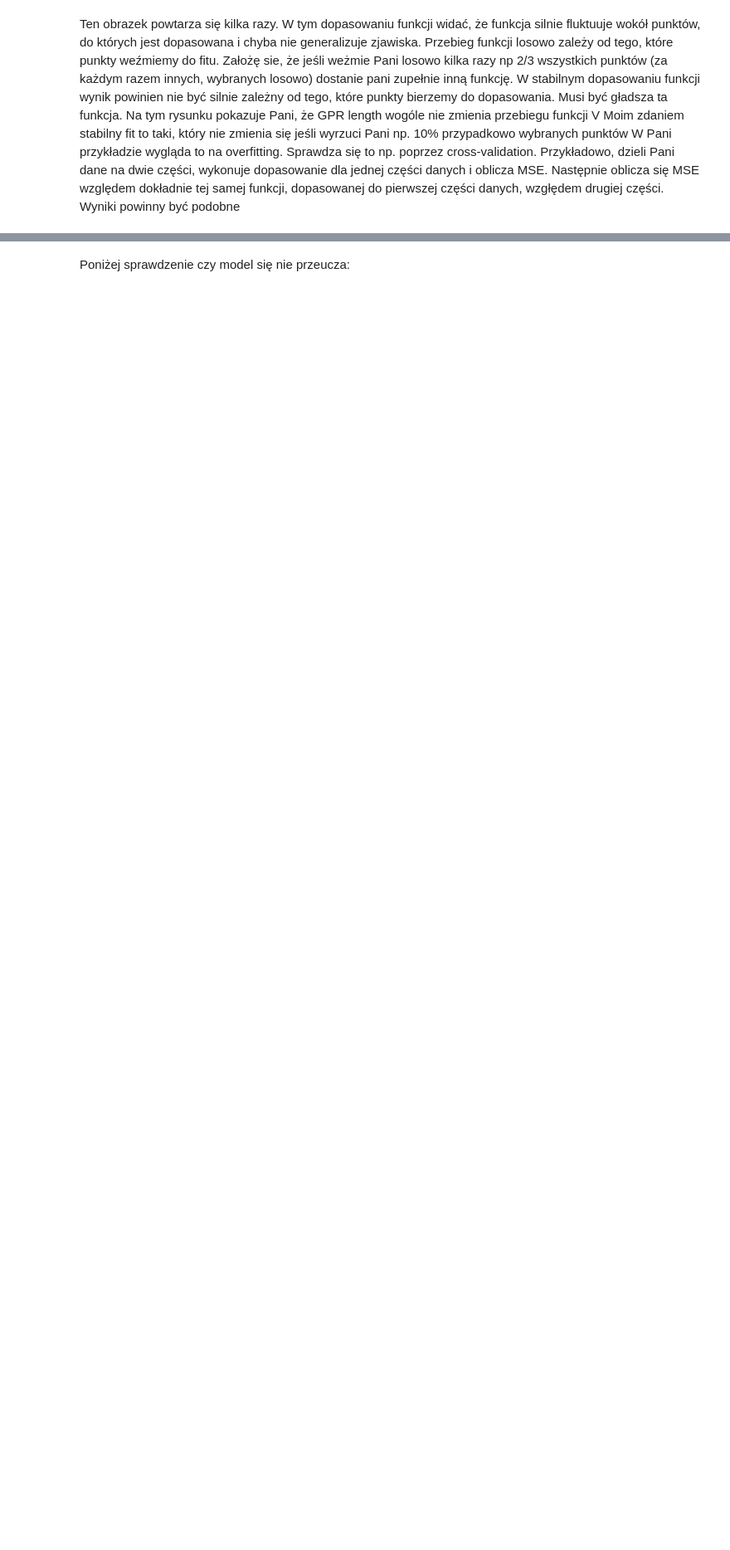
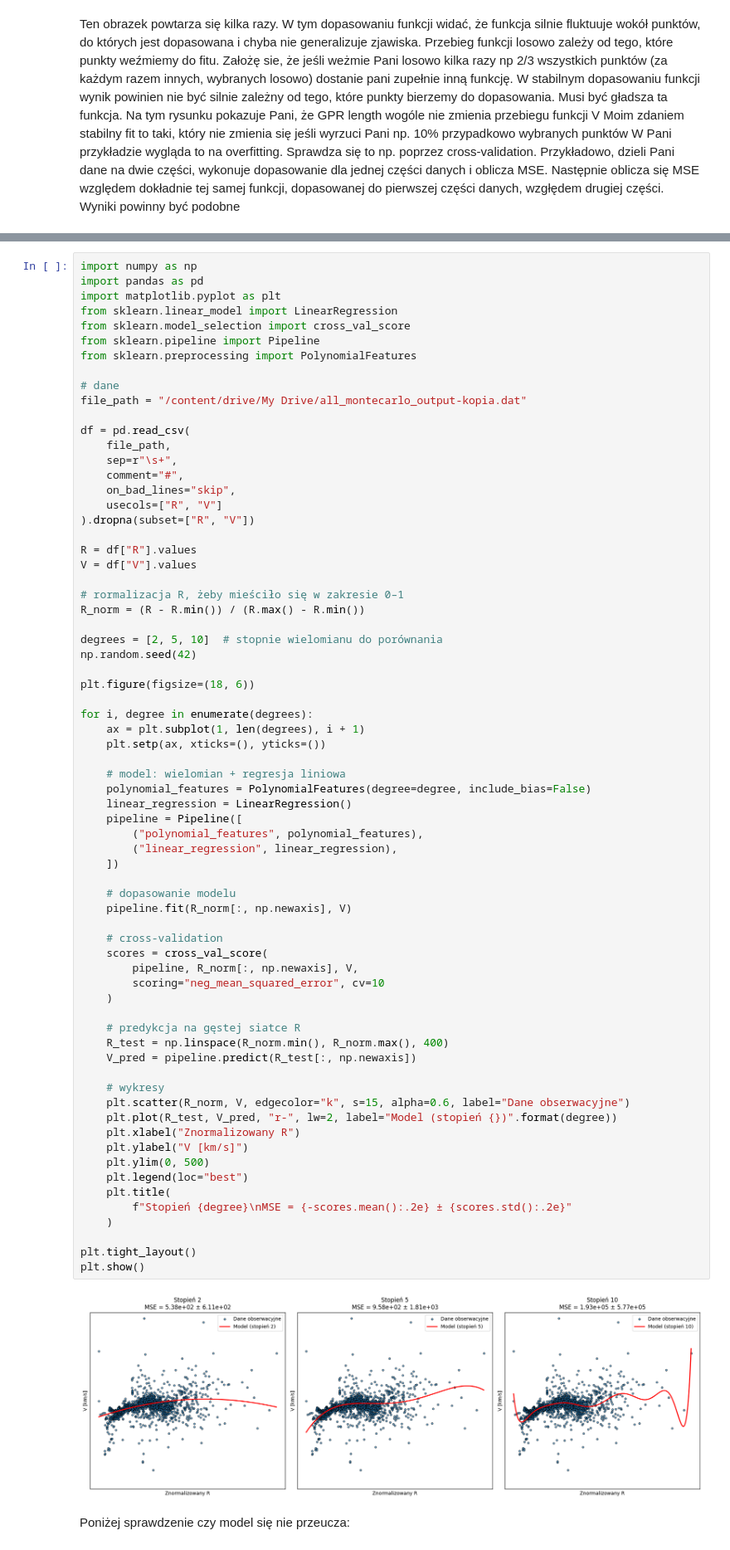
Before and after one commit to redrosesarecool/staz, a Jupyter notebook: regresja.ipynb, the cells around one changed output, grey strips where cells are left out. Shown at 83% size. Drawn from its saved outputs; the diff is of its cells as text; blank space fills up the shorter version.

```diff
--- a/regresja.ipynb
+++ b/regresja.ipynb
@@ -805,3 +870,74 @@ Ten obrazek powtarza się kilka razy. W tym dopasowaniu funkcji widać, że funk
+# %%
+import numpy as np
+import pandas as pd
+import matplotlib.pyplot as plt
+from sklearn.linear_model import LinearRegression
+from sklearn.model_selection import cross_val_score
+from sklearn.pipeline import Pipeline
+from sklearn.preprocessing import PolynomialFeatures
+
+# dane
+file_path = "/content/drive/My Drive/all_montecarlo_output-kopia.dat"
+
+df = pd.read_csv(
+    file_path,
+    sep=r"\s+",
+    comment="#",
+    on_bad_lines="skip",
+    usecols=["R", "V"]
+).dropna(subset=["R", "V"])
+
+R = df["R"].values
+V = df["V"].values
+
+# rormalizacja R, żeby mieściło się w zakresie 0–1
+R_norm = (R - R.min()) / (R.max() - R.min())
+
+degrees = [2, 5, 10]  # stopnie wielomianu do porównania
+np.random.seed(42)
+
+plt.figure(figsize=(18, 6))
+
+for i, degree in enumerate(degrees):
+    ax = plt.subplot(1, len(degrees), i + 1)
+    plt.setp(ax, xticks=(), yticks=())
+
+    # model: wielomian + regresja liniowa
+    polynomial_features = PolynomialFeatures(degree=degree, include_bias=False)
+    linear_regression = LinearRegression()
+    pipeline = Pipeline([
+        ("polynomial_features", polynomial_features),
+        ("linear_regression", linear_regression),
+    ])
+
+    # dopasowanie modelu
+    pipeline.fit(R_norm[:, np.newaxis], V)
+
+    # cross-validation
+    scores = cross_val_score(
+        pipeline, R_norm[:, np.newaxis], V,
+        scoring="neg_mean_squared_error", cv=10
+    )
+
+    # predykcja na gęstej siatce R
+    R_test = np.linspace(R_norm.min(), R_norm.max(), 400)
+    V_pred = pipeline.predict(R_test[:, np.newaxis])
+
+    # wykresy
+    plt.scatter(R_norm, V, edgecolor="k", s=15, alpha=0.6, label="Dane obserwacyjne")
+    plt.plot(R_test, V_pred, "r-", lw=2, label="Model (stopień {})".format(degree))
+    plt.xlabel("Znormalizowany R")
+    plt.ylabel("V [km/s]")
+    plt.ylim(0, 500)
+    plt.legend(loc="best")
+    plt.title(
+        f"Stopień {degree}\nMSE = {-scores.mean():.2e} ± {scores.std():.2e}"
+    )
+
+plt.tight_layout()
+plt.show()
+# %% [output]
+[figure, added]
 # %% [markdown]
 Poniżej sprawdzenie czy model się nie przeucza:
 # %%
```
Also changed, not shown: parts of 4 cells of this notebook.
